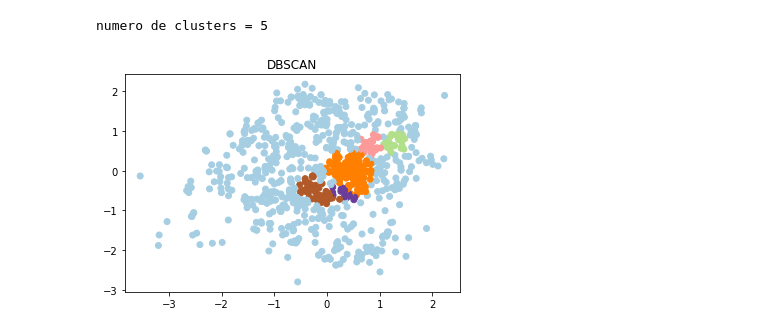
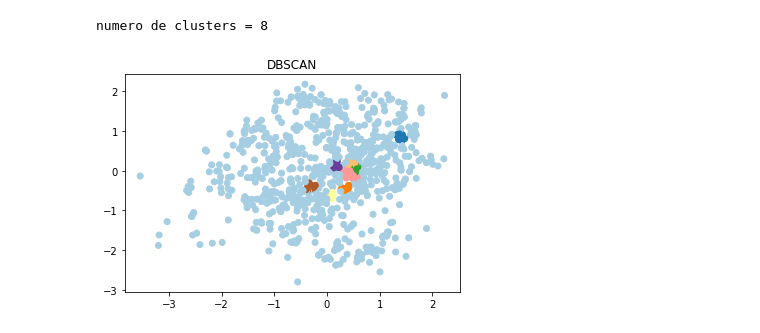
Before and after one commit to felipeluizbill/computacao-urbana, a Jupyter notebook: Clusters.ipynb, the cells around one changed output. Saved outputs shown, nothing was run; the diff lists cells and outputs as text; code cells hidden in the pictures.

```diff
--- a/Clusters.ipynb
+++ b/Clusters.ipynb
@@ -71,11 +130,8 @@ def minMax(dados , coluna):
 # %%
 df = pd.read_csv("educacao_particular_coord.csv" , sep =";", decimal =",", encoding = "UTF-8")
-#plotarGraficoCoordenadas(df , 'blue')
-df = obterClusters(df , 0.2, 20)
-#df_clusters = minMax(df, 'QUANTIDADE')
-#plotarGraficoClusters(df , 'blue')
+df = obterClusters(df , 0.1, 10)
 # %% [output]
-numero de clusters = 5
+numero de clusters = 8
-[figure, old version]
+[figure, new version]
 # %%
 def obterValoresCaracteristica(nomePlanilha , eps , min_samples):
```
Also changed, not shown: parts of 5 cells of this notebook, 13 other files.
